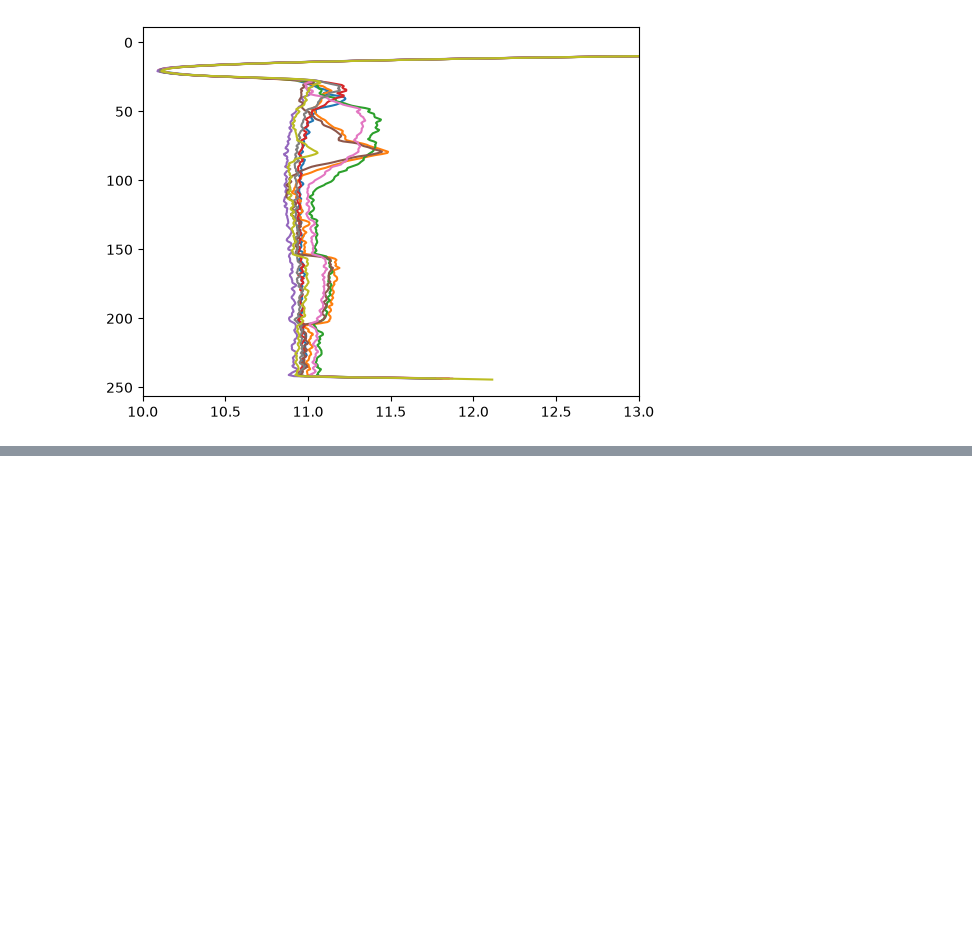
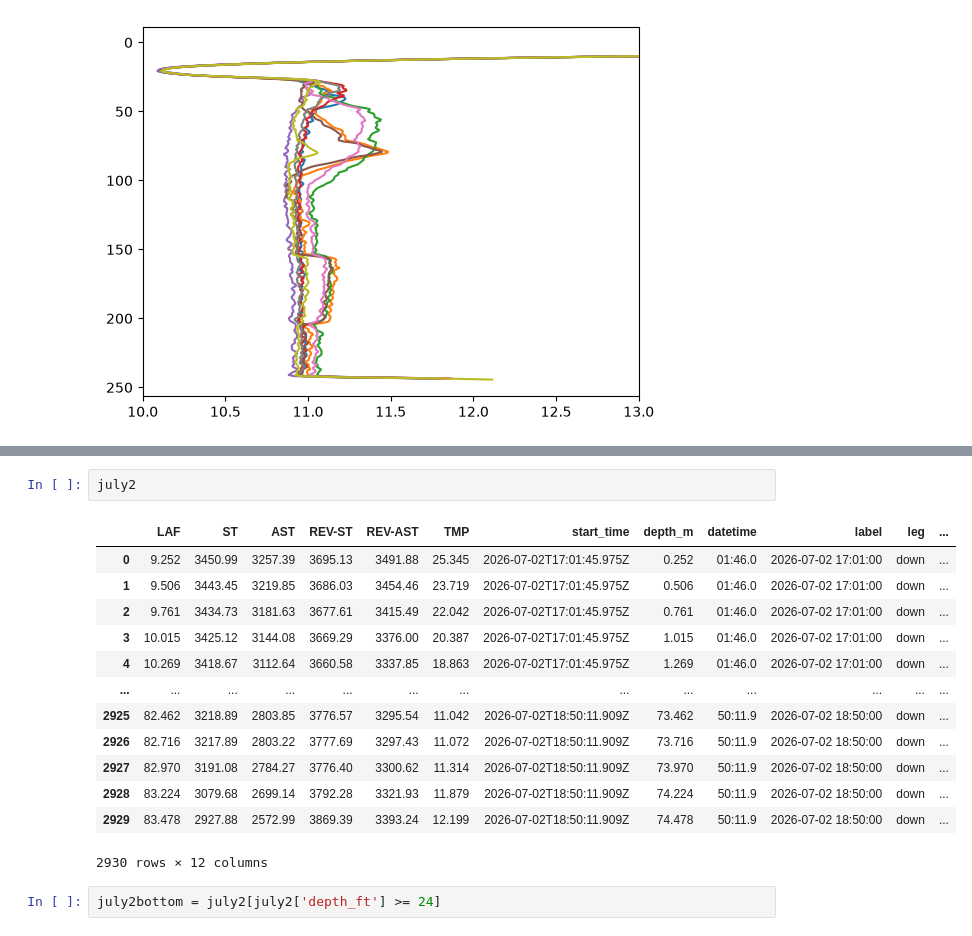
Before and after one commit to sauron-245/summer_26, a Jupyter notebook: summer 2026/ParAnimate.ipynb, the cells around one changed output, grey strips where cells are left out. Saved outputs shown, nothing was run; the diff lists cells and outputs as text; blank space fills up the shorter version.

```diff
--- a/summer 2026/ParAnimate.ipynb
+++ b/summer 2026/ParAnimate.ipynb
@@ -91,0 +101,18 @@ plt.show()
+# %%
+july2
+# %% [output]
+|  | LAF | ST | AST | REV-ST | REV-AST | TMP | start_time | depth_m | datetime | label | leg | ... |
+| 0 | 9.252 | 3450.99 | 3257.39 | 3695.13 | 3491.88 | 25.345 | 2026-07-02T17:01:45.975Z | 0.252 | 01:46.0 | 2026-07-02 17:01:00 | down | ... |
+| 1 | 9.506 | 3443.45 | 3219.85 | 3686.03 | 3454.46 | 23.719 | 2026-07-02T17:01:45.975Z | 0.506 | 01:46.0 | 2026-07-02 17:01:00 | down | ... |
+| 2 | 9.761 | 3434.73 | 3181.63 | 3677.61 | 3415.49 | 22.042 | 2026-07-02T17:01:45.975Z | 0.761 | 01:46.0 | 2026-07-02 17:01:00 | down | ... |
+| 3 | 10.015 | 3425.12 | 3144.08 | 3669.29 | 3376.00 | 20.387 | 2026-07-02T17:01:45.975Z | 1.015 | 01:46.0 | 2026-07-02 17:01:00 | down | ... |
+| 4 | 10.269 | 3418.67 | 3112.64 | 3660.58 | 3337.85 | 18.863 | 2026-07-02T17:01:45.975Z | 1.269 | 01:46.0 | 2026-07-02 17:01:00 | down | ... |
+| ... | ... | ... | ... | ... | ... | ... | ... | ... | ... | ... | ... | ... |
+| 2925 | 82.462 | 3218.89 | 2803.85 | 3776.57 | 3295.54 | 11.042 | 2026-07-02T18:50:11.909Z | 73.462 | 50:11.9 | 2026-07-02 18:50:00 | down | ... |
+| 2926 | 82.716 | 3217.89 | 2803.22 | 3777.69 | 3297.43 | 11.072 | 2026-07-02T18:50:11.909Z | 73.716 | 50:11.9 | 2026-07-02 18:50:00 | down | ... |
+| 2927 | 82.970 | 3191.08 | 2784.27 | 3776.40 | 3300.62 | 11.314 | 2026-07-02T18:50:11.909Z | 73.970 | 50:11.9 | 2026-07-02 18:50:00 | down | ... |
+| 2928 | 83.224 | 3079.68 | 2699.14 | 3792.28 | 3321.93 | 11.879 | 2026-07-02T18:50:11.909Z | 74.224 | 50:11.9 | 2026-07-02 18:50:00 | down | ... |
+| 2929 | 83.478 | 2927.88 | 2572.99 | 3869.39 | 3393.24 | 12.199 | 2026-07-02T18:50:11.909Z | 74.478 | 50:11.9 | 2026-07-02 18:50:00 | down | ... |
+2930 rows × 12 columns
+# %%
+july2bottom = july2[july2['depth_ft'] >= 24]
```
Also changed, not shown: parts of 6 cells of this notebook.
